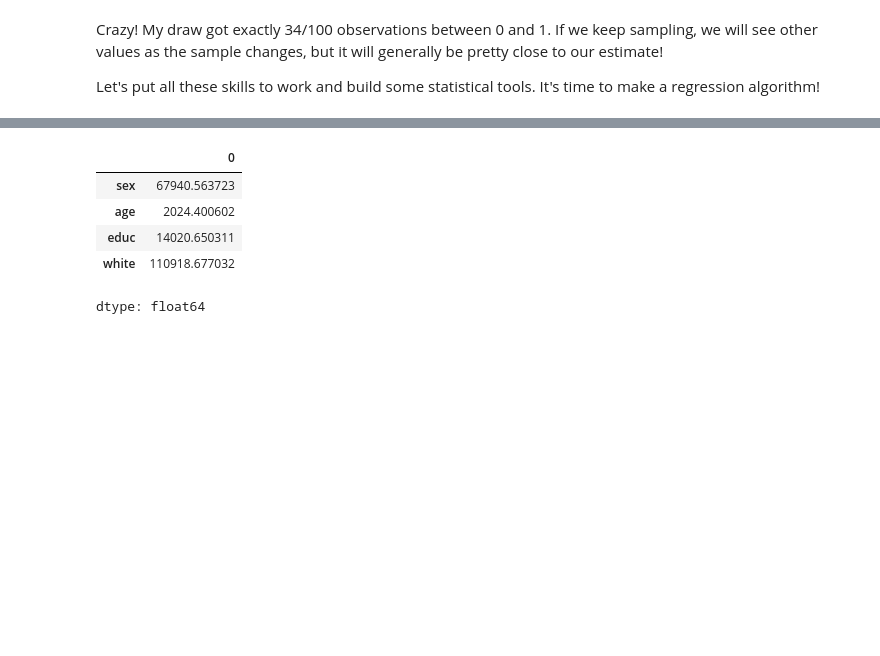
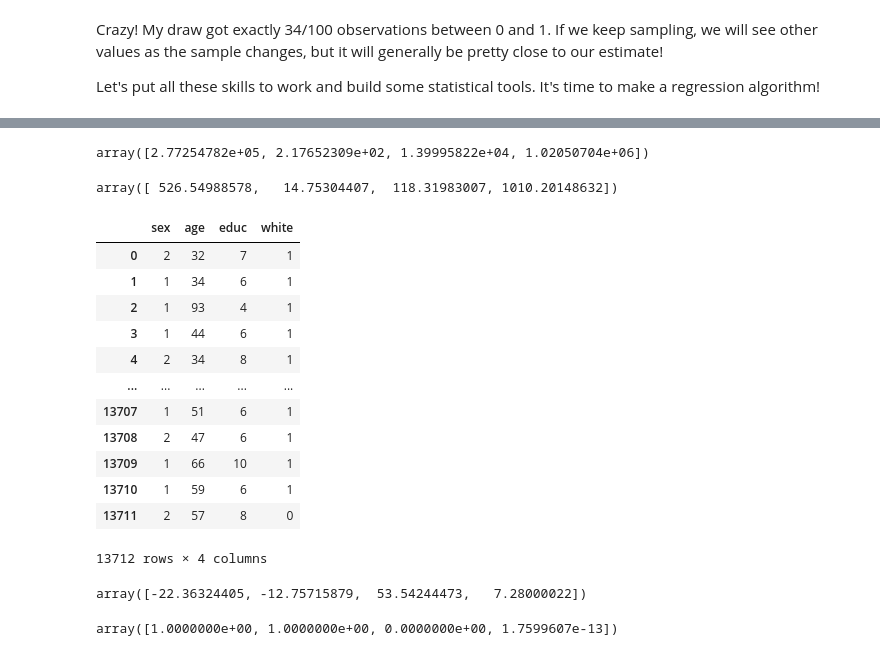
Before and after one commit to anicklous/econ8320-assignment-08, a Jupyter notebook: Lesson.ipynb, the cells around one changed output, grey strips where cells are left out. Cells and saved outputs as stored; diff of their text form; code cells hidden in the pictures; blank space fills up the shorter version.

```diff
--- a/Lesson.ipynb
+++ b/Lesson.ipynb
@@ -404,9 +482,32 @@ beta = (1 / (x.T @ x)) @ x.T @ y #calculating beta
+# %%
+variance
+# %% [output]
+array([2.77254782e+05, 2.17652309e+02, 1.39995822e+04, 1.02050704e+06])
+# %%
+stdErr
+# %% [output]
+array([ 526.54988578,   14.75304407,  118.31983007, 1010.20148632])
+# %%
+x
+# %% [output]
+|  | sex | age | educ | white |
+| 0 | 2 | 32 | 7 | 1 |
+| 1 | 1 | 34 | 6 | 1 |
+| 2 | 1 | 93 | 4 | 1 |
+| 3 | 1 | 44 | 6 | 1 |
+| 4 | 2 | 34 | 8 | 1 |
+| ... | ... | ... | ... | ... |
+| 13707 | 1 | 51 | 6 | 1 |
+| 13708 | 2 | 47 | 6 | 1 |
+| 13709 | 1 | 66 | 10 | 1 |
+| 13710 | 1 | 59 | 6 | 1 |
+| 13711 | 2 | 57 | 8 | 0 |
+13712 rows × 4 columns
 # %%
-beta
+beta / stdErr
 # %% [output]
-|  | 0 |
-| sex | 67940.563723 |
-| age | 2024.400602 |
-| educ | 14020.650311 |
-| white | 110918.677032 |
-dtype: float64
+array([-22.36324405, -12.75715879,  53.54244473,   7.28000022])
+# %%
+pval
+# %% [output]
+array([1.0000000e+00, 1.0000000e+00, 0.0000000e+00, 1.7599607e-13])
```
Also changed, not shown: parts of 7 cells of this notebook.
